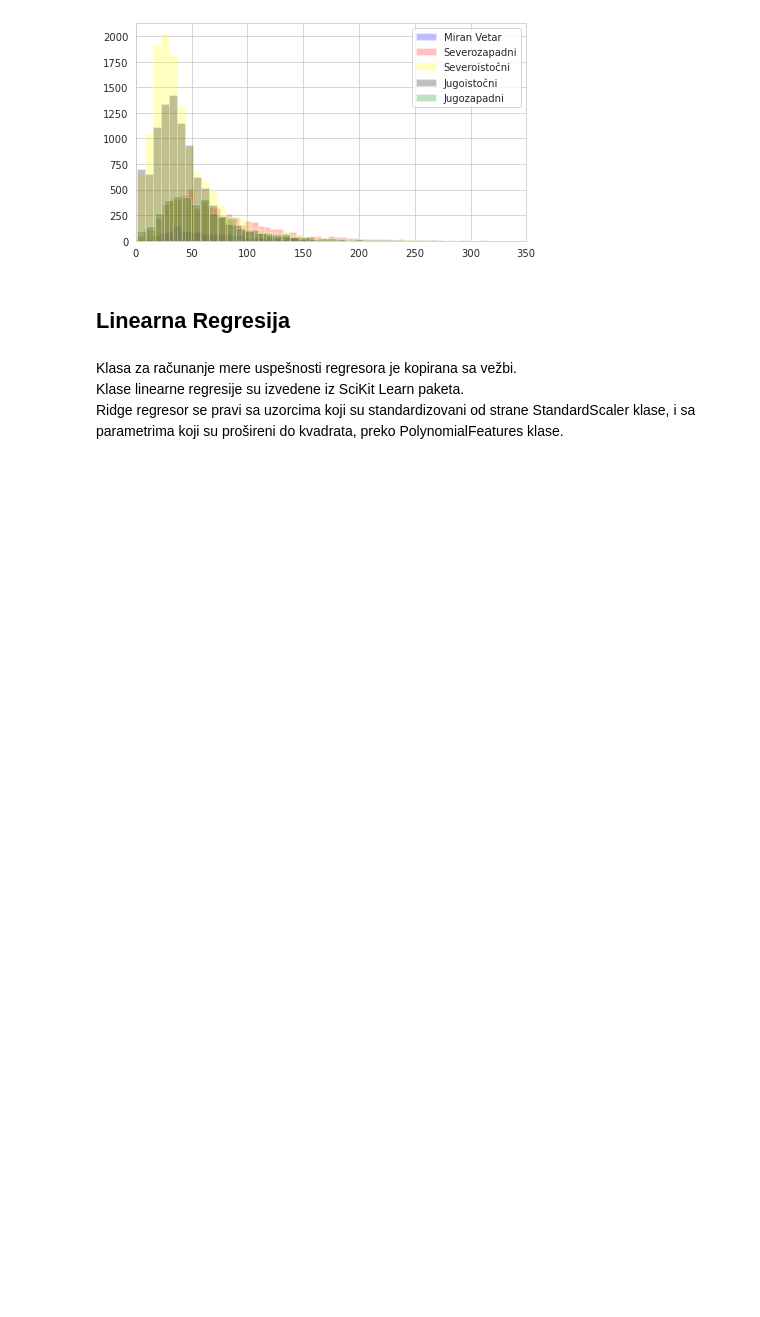
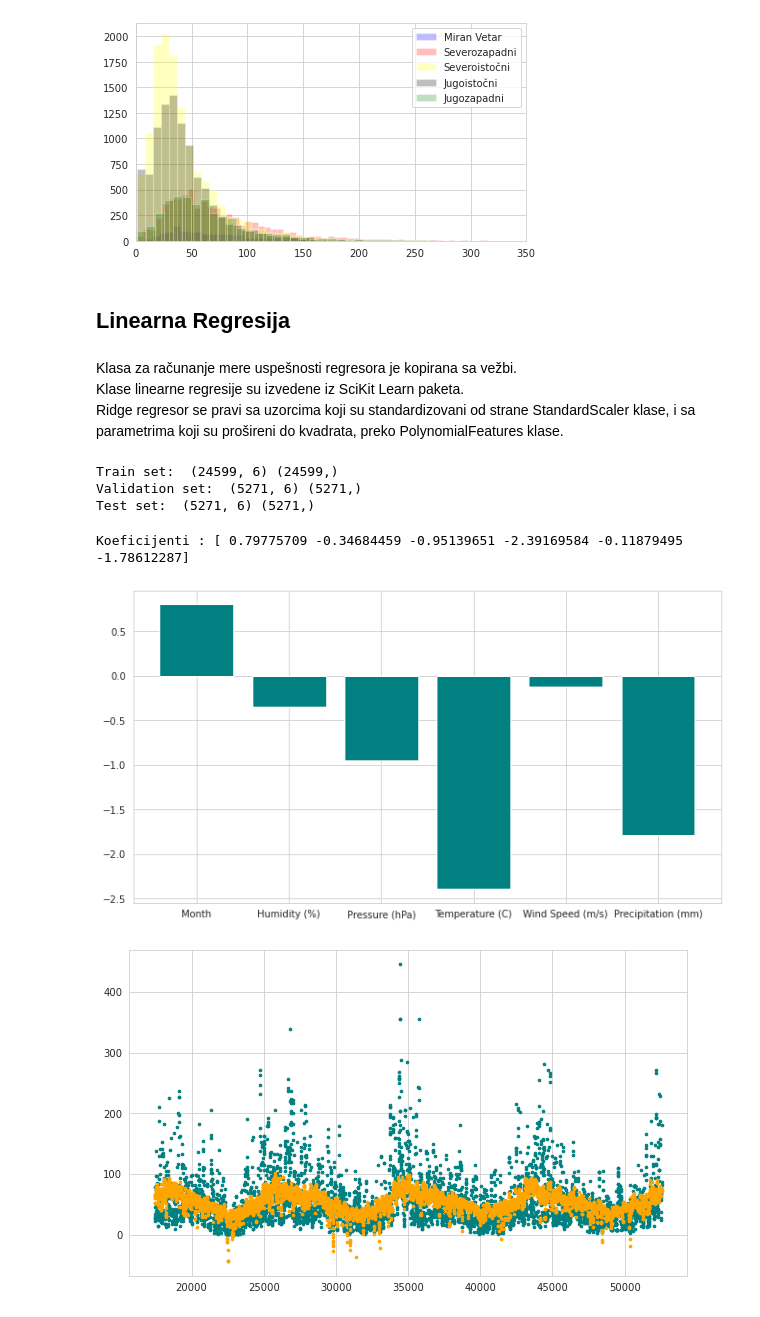
Before and after one commit to stankovictab/ftn-po-shanghai, a Jupyter notebook: shanghai.ipynb, the cells around one changed output. Cells and saved outputs as stored; diff of their text form; code cells hidden in the pictures; blank space fills up the shorter version.

```diff
--- a/shanghai.ipynb
+++ b/shanghai.ipynb
@@ -304,4 +331,28 @@ Mean :
 Klasa za računanje mere uspešnosti regresora je kopirana sa vežbi.\
 Klase linearne regresije su izvedene iz SciKit Learn paketa.\
 Ridge regresor se pravi sa uzorcima koji su standardizovani od strane StandardScaler klase, i sa parametrima koji su prošireni do kvadrata, preko PolynomialFeatures klase.
+# %%
+# Radi kasnijeg testiranja koje je zasnovano na selekciji obelezja unazad, Python Notebook fajl se prvo pokrece sa prvom linijom, pa sa drugom, sa dodatnim izbacenim obelezjima
+x = df.drop(["PM (ug/m3)","Year", "Day", "Hour", "Season", "Dew Temp (C)", "Wind Direction", "TotalPrec (mm)"], axis=1)
+# TODO: Otkomentarisati donju i zakomentarisati gornju liniju kada se radi poredjenje sa novim modelom (selekcija obelezja unazad)
+# x = df.drop(["PM (ug/m3)","Year", "Day", "Hour", "Season", "Dew Temp (C)", "Wind Direction", "TotalPrec (mm)", "Pressure (hPa)", "Temperature (C)"], axis=1)
+
+y = df["PM (ug/m3)"]
+
+# Podela uzoraka na trening, validacioni i test skup (70%, 15%, 15%)
+x_train, x_temp, y_train, y_temp = train_test_split(x, y, test_size=0.3, random_state=42)
+x_valid, x_test, y_valid, y_test = train_test_split(x_temp, y_temp, test_size=0.5, random_state=42)
+
+# Brisanje posljednjeg reda iz test skupa da bi imali isti broj uzoraka u validacionom i test skupu
+# (Mada je taj uzorak mogao i da se prebaci u trening skup, ali sam imao gresku, TODO:)
+x_test = x_test.drop(x_test.index[-1])
+y_test = y_test.drop(y_test.index[-1])
+
+print("Train set: ", x_train.shape, y_train.shape)
+print("Validation set: ", x_valid.shape, y_valid.shape)
+print("Test set: ", x_test.shape, y_test.shape)
+# %% [output]
+Train set:  (24599, 6) (24599,)
+Validation set:  (5271, 6) (5271,)
+Test set:  (5271, 6) (5271,)
 # %%
@@ -325,0 +380,43 @@ def model_evaluation(y, y_predicted, N, d):
+# %%
+# Prvi model linearne regresije - standardna linearna regresija prvog stepena
+# (prvog stepena je jer se fituje linearni model)
+
+# Treniranje nad trening skupom, predikcija nad validacionim skupom, (pa za ridge) selektovanje najboljeg modela i pamcenje rezultata,
+# pa spajanje trening i validacionog skupa i ponovno treniranje nad njima, i predikcija nad test skupom i pamcenje rezultata
+
+
+
+
+# izbacivanje obelezja (selekcija obelezja) moze za svaki tip regresije
+# unazad je sa svim, pa izbacivanje obelezja
+# moze ovo da se radi, i moze menjanje parametara (kod lasso i ridge, za obicnu nema smisla)
+
+# linearna obicna full
+# linearna sa izbacenim obelezjima
+# ridge sa izbacenim obelezjima
+# za ridge za parametre mogu da iteriram kroz listu za solver
+
+# --------------------
+
+# Treniranje nad trening skupom i predikcija nad validacionim skupom
+
+model = LinearRegression(fit_intercept=True)
+model.fit(x_train, y_train)
+
+y_predicted = model.predict(x_valid)
+linRegResults = model_evaluation(y_valid, y_predicted, x_train.shape[0], x_train.shape[1], silent=True)
+print()
+plt.figure(figsize=(11,6))
+sb.set_style("whitegrid")
+plt.bar(x.columns, model.coef_, color = "teal")
+plt.savefig("coeffsSimpleValid.png")
+print("Koeficijenti :", model.coef_)
+
+plt.figure(figsize=(10,6))
+plt.scatter(x_valid.index, y_valid, s=7, c="teal")
+plt.scatter(x_valid.index, y_predicted, s=7, c="orange")
+plt.savefig("scatterSimpleValid.png")
+# %% [output]
+Koeficijenti : [ 0.79775709 -0.34684459 -0.95139651 -2.39169584 -0.11879495 -1.78612287]
+[figure, added]
+[figure, added]
```
Also changed, not shown: parts of 26 cells of this notebook, 18 other files.
